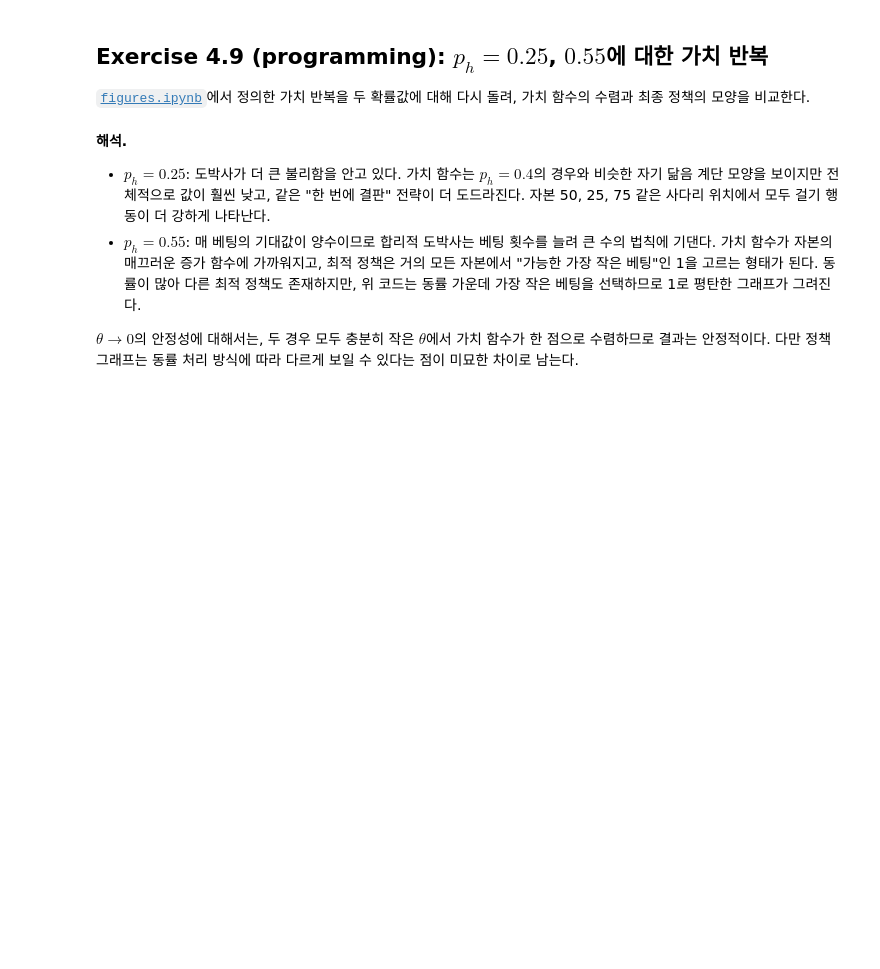
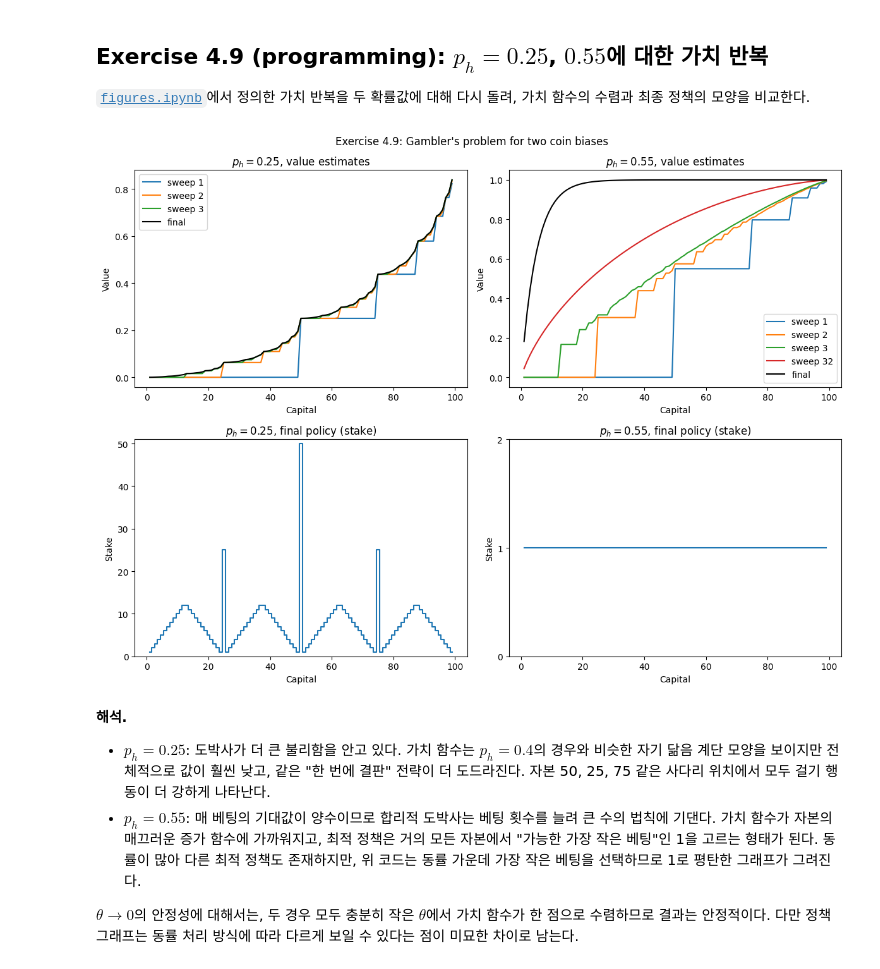
Before and after one commit to ruddyscent/rlbook-companion, a Jupyter notebook: ch04/solutions.ipynb, the cells around one changed output. Cells and saved outputs as stored; diff of their text form; code cells hidden in the pictures; blank space fills up the shorter version.

```diff
--- a/ch04/solutions.ipynb
+++ b/ch04/solutions.ipynb
@@ -297,7 +299,7 @@ def value_iteration(p_h: float, goal: int = GOAL, theta: float = THETA) -> tuple
         sweep += 1
         delta = 0.0
         for s in range(1, goal):
-            actions = np.arange(0, min(s, goal - s) + 1)
+            actions = np.arange(1, min(s, goal - s) + 1)
             returns = p_h * V[s + actions] + (1 - p_h) * V[s - actions]
             best = returns.max()
             delta = max(delta, abs(V[s] - best))
@@ -308,35 +310,40 @@ def value_iteration(p_h: float, goal: int = GOAL, theta: float = THETA) -> tuple
             break
     policy = np.zeros(goal + 1, dtype=int)
     for s in range(1, goal):
-        actions = np.arange(0, min(s, goal - s) + 1)
+        actions = np.arange(1, min(s, goal - s) + 1)
         returns = p_h * V[s + actions] + (1 - p_h) * V[s - actions]
-        # 동률을 흡수해 가장 작은 베팅을 고른다.
+        # 동률을 흡수해 가장 작은 합법 베팅을 고른다.
         policy[s] = actions[np.argmax(np.round(returns, 5))]
     ordered = [snapshots[k] for k in sorted(snapshots)]
     return V, policy, ordered
 
 
 fig, axes = plt.subplots(2, 2, figsize=(12, 9))
 fig.suptitle("Exercise 4.9: Gambler's problem for two coin biases")
 
 for col, p_h in enumerate([0.25, 0.55]):
     V, policy, snapshots = value_iteration(p_h)
+    assert np.all(policy[1:GOAL] > 0)
     labels = ["sweep 1", "sweep 2", "sweep 3", "sweep 32"]
     for snap, label in zip(snapshots, labels):
         axes[0, col].plot(np.arange(1, GOAL), snap[1:GOAL], label=label)
     axes[0, col].plot(np.arange(1, GOAL), V[1:GOAL], color="black", label="final")
     axes[0, col].set_title(rf"$p_h = {p_h}$, value estimates")
     axes[0, col].set_xlabel("Capital")
     axes[0, col].set_ylabel("Value")
     axes[0, col].legend()
 
     axes[1, col].step(np.arange(1, GOAL), policy[1:GOAL], where="mid")
     axes[1, col].set_title(rf"$p_h = {p_h}$, final policy (stake)")
     axes[1, col].set_xlabel("Capital")
     axes[1, col].set_ylabel("Stake")
+    axes[1, col].set_ylim(0, max(2, int(policy[1:GOAL].max()) + 1))
+    axes[1, col].set_yticks(np.arange(0, int(policy[1:GOAL].max()) + 2, 1 if policy[1:GOAL].max() <= 5 else 10))
 
 plt.tight_layout()
 plt.show()
+# %% [output]
+[figure, added]
 # %% [markdown]
 **해석.**
 
```
Also changed, not shown: parts of 1 cell of this notebook, 1 other file.
